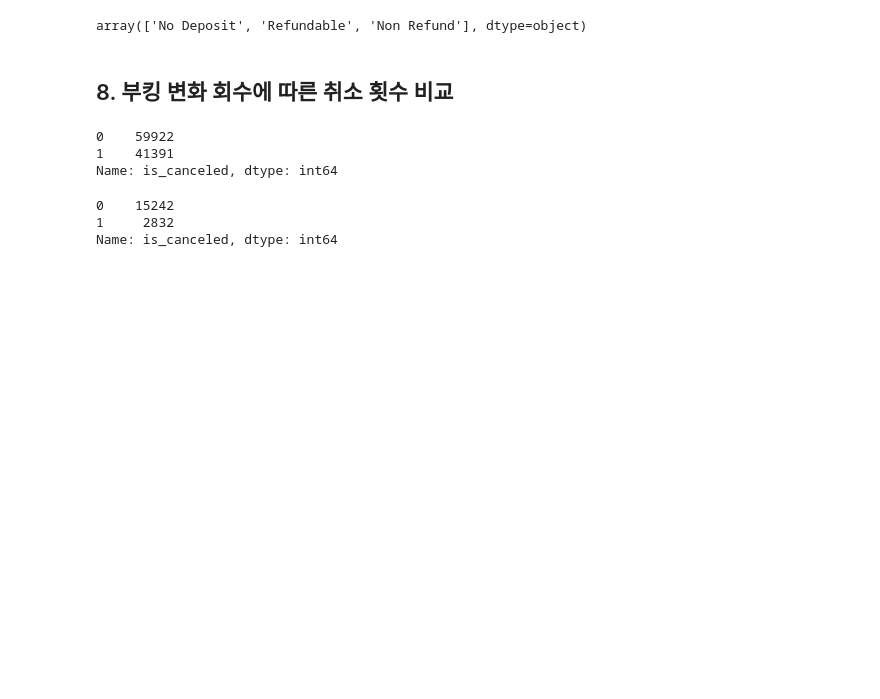
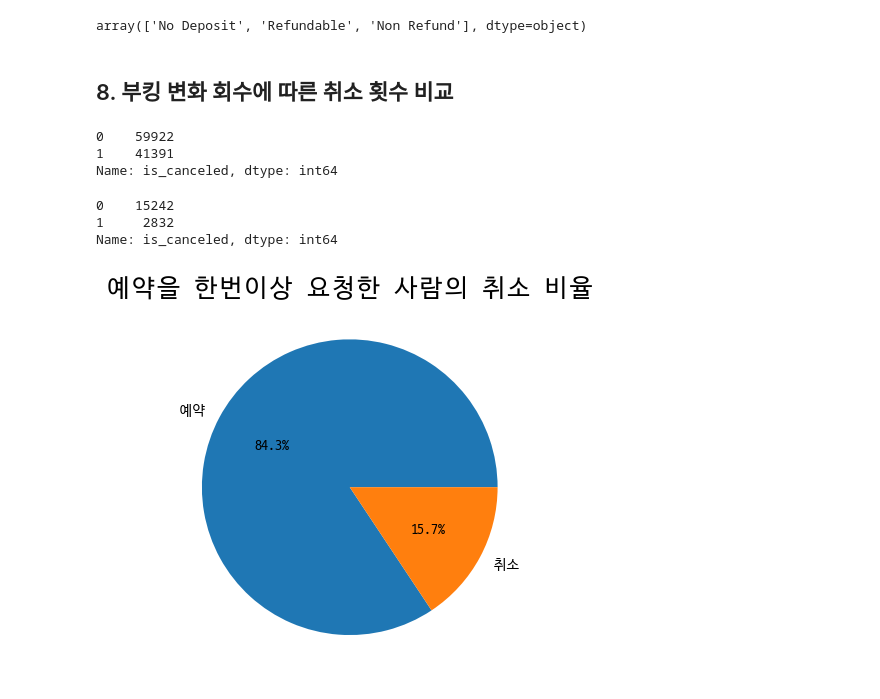
Before and after one commit to ManuSong/Hotel-Demand-MiniProject, a Jupyter notebook: hotel-demand.ipynb, the cells around one changed output. Cells and saved outputs as stored; diff of their text form; code cells hidden in the pictures; blank space fills up the shorter version.

```diff
--- a/hotel-demand.ipynb
+++ b/hotel-demand.ipynb
@@ -306,3 +306,9 @@ booking_chage['is_canceled'].value_counts()
 0    15242
 1     2832
 Name: is_canceled, dtype: int64
+# %%
+plt.pie(booking_chage['is_canceled'].value_counts(), labels=['예약', '취소'], autopct='%.1f%%')
+plt.title("예약을 한번이상 요청한 사람의 취소 비율", size = 18, pad = 5)
+plt.show()
+# %% [output]
+[figure, added]
```
Also changed, not shown: parts of 1 cell of this notebook.
